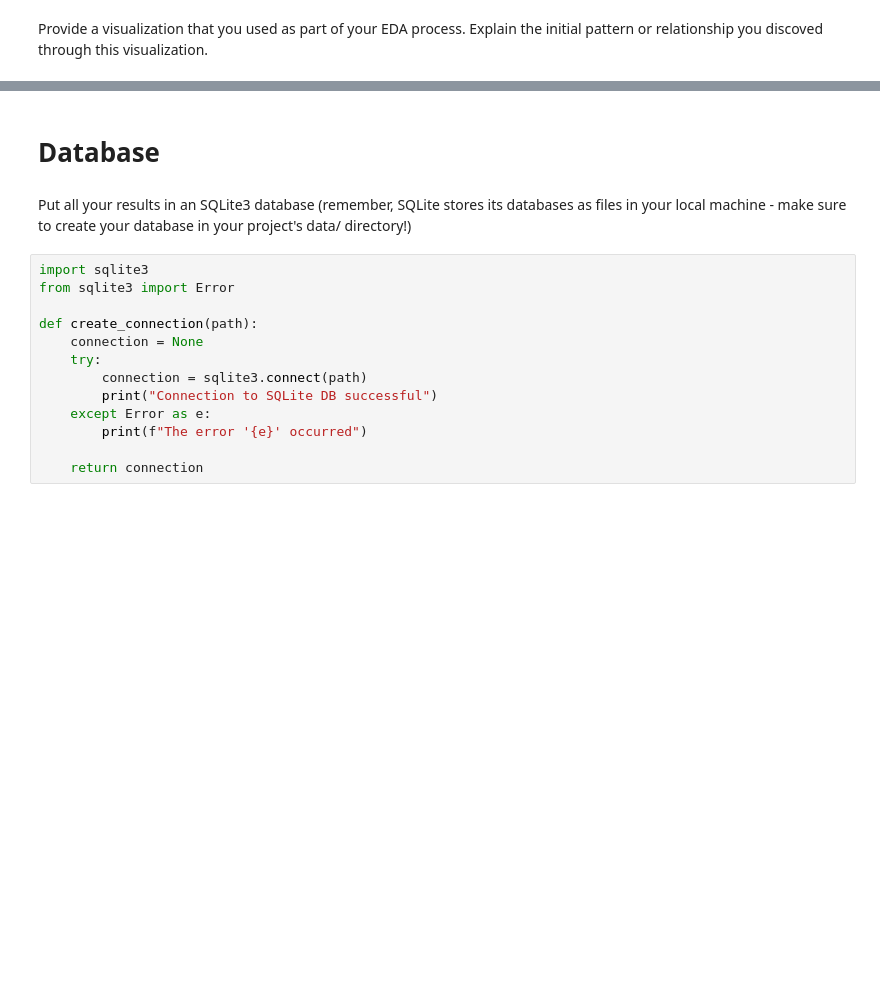
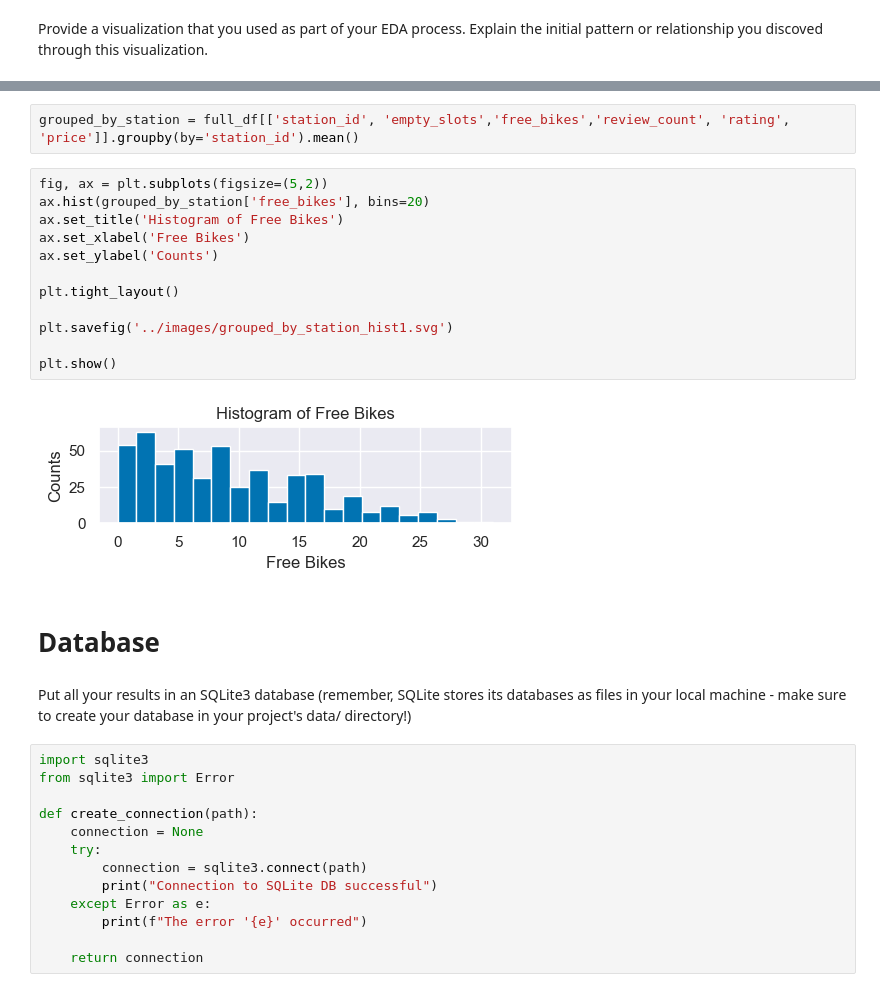
Before and after one commit to gu12934/-LHL-Statistical-Modelling-Project, a Jupyter notebook: notebooks/joining_data.ipynb, the cells around one changed output, grey strips where cells are left out. Cells and saved outputs as stored; diff of their text form; blank space fills up the shorter version.

```diff
--- a/notebooks/joining_data.ipynb
+++ b/notebooks/joining_data.ipynb
@@ -97,3 +244,19 @@ plt.show()
+# %%
+grouped_by_station = full_df[['station_id', 'empty_slots','free_bikes','review_count', 'rating', 'price']].groupby(by='station_id').mean()
+# %%
+fig, ax = plt.subplots(figsize=(5,2))
+ax.hist(grouped_by_station['free_bikes'], bins=20)
+ax.set_title('Histogram of Free Bikes')
+ax.set_xlabel('Free Bikes')
+ax.set_ylabel('Counts')
+
+plt.tight_layout()
+
+plt.savefig('../images/grouped_by_station_hist1.svg')
+
+plt.show()
+# %% [output]
+[figure, added]
 # %% [markdown]
 # Database
 # %% [markdown]
```
Also changed, not shown: parts of 23 cells of this notebook, 7 other files.
